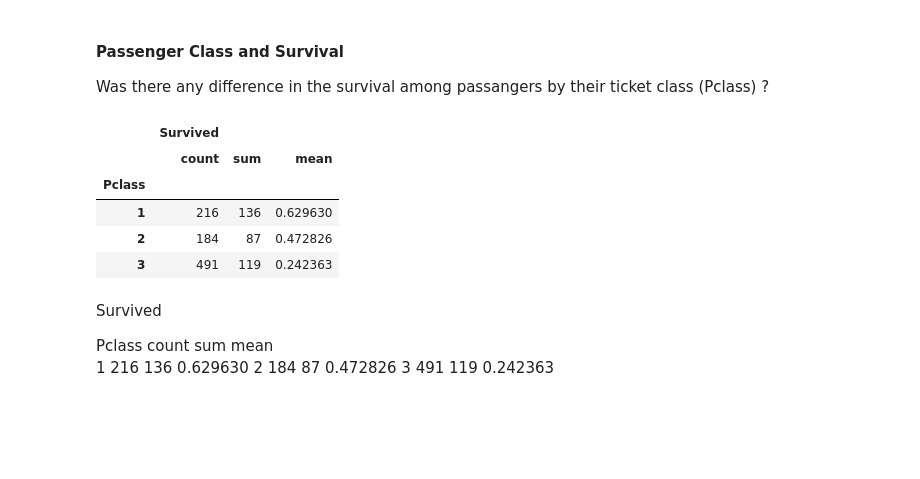
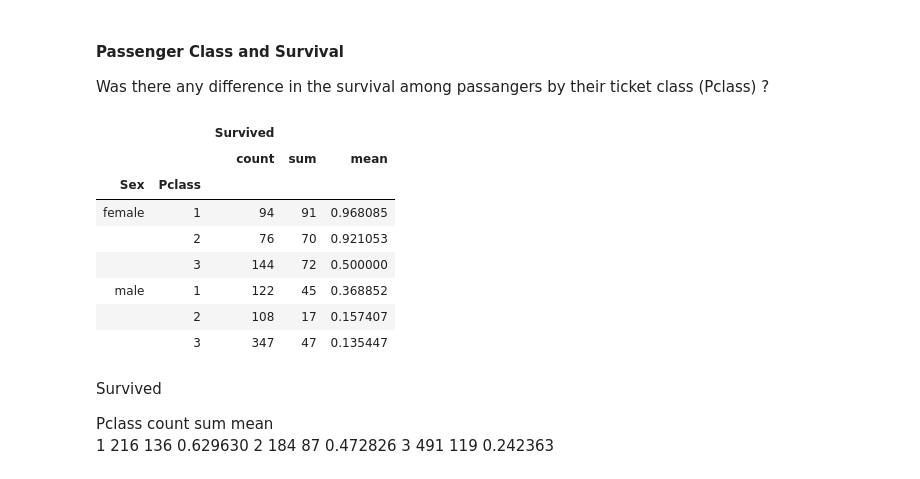
Before and after one commit to ilyalevner/DataScience, a Jupyter notebook: python/Python Intro 4 - Titanic-Copy1.ipynb, the cells around one changed output. Saved outputs shown, nothing was run; the diff lists cells and outputs as text; code cells hidden in the pictures; blank space fills up the shorter version.

```diff
--- a/python/Python Intro 4 - Titanic-Copy1.ipynb
+++ b/python/Python Intro 4 - Titanic-Copy1.ipynb
@@ -266,14 +245,19 @@ male	0-5	    23	    15	0.652174
 Was there any difference in the survival among passangers by their ticket class (Pclass) ?
 # %%
 ## use groupby() and agg() to get the table bellow
-titanic.groupby(...).agg(...)
+
+
+titanic.groupby(['Sex','Pclass']).agg({'Survived':['count',sum, 'mean']})
 # %% [output]
-|  | Survived |  |  |
-|  | count | sum | mean |
-| Pclass |  |  |  |
-| 1 | 216 | 136 | 0.629630 |
-| 2 | 184 | 87 | 0.472826 |
-| 3 | 491 | 119 | 0.242363 |
+|  |  | Survived |  |  |
+|  |  | count | sum | mean |
+| Sex | Pclass |  |  |  |
+| female | 1 | 94 | 91 | 0.968085 |
+|  | 2 | 76 | 70 | 0.921053 |
+|  | 3 | 144 | 72 | 0.500000 |
+| male | 1 | 122 | 45 | 0.368852 |
+|  | 2 | 108 | 17 | 0.157407 |
+|  | 3 | 347 | 47 | 0.135447 |
 # %% [markdown]
 Survived
 
```
Also changed, not shown: parts of 3 cells of this notebook.
